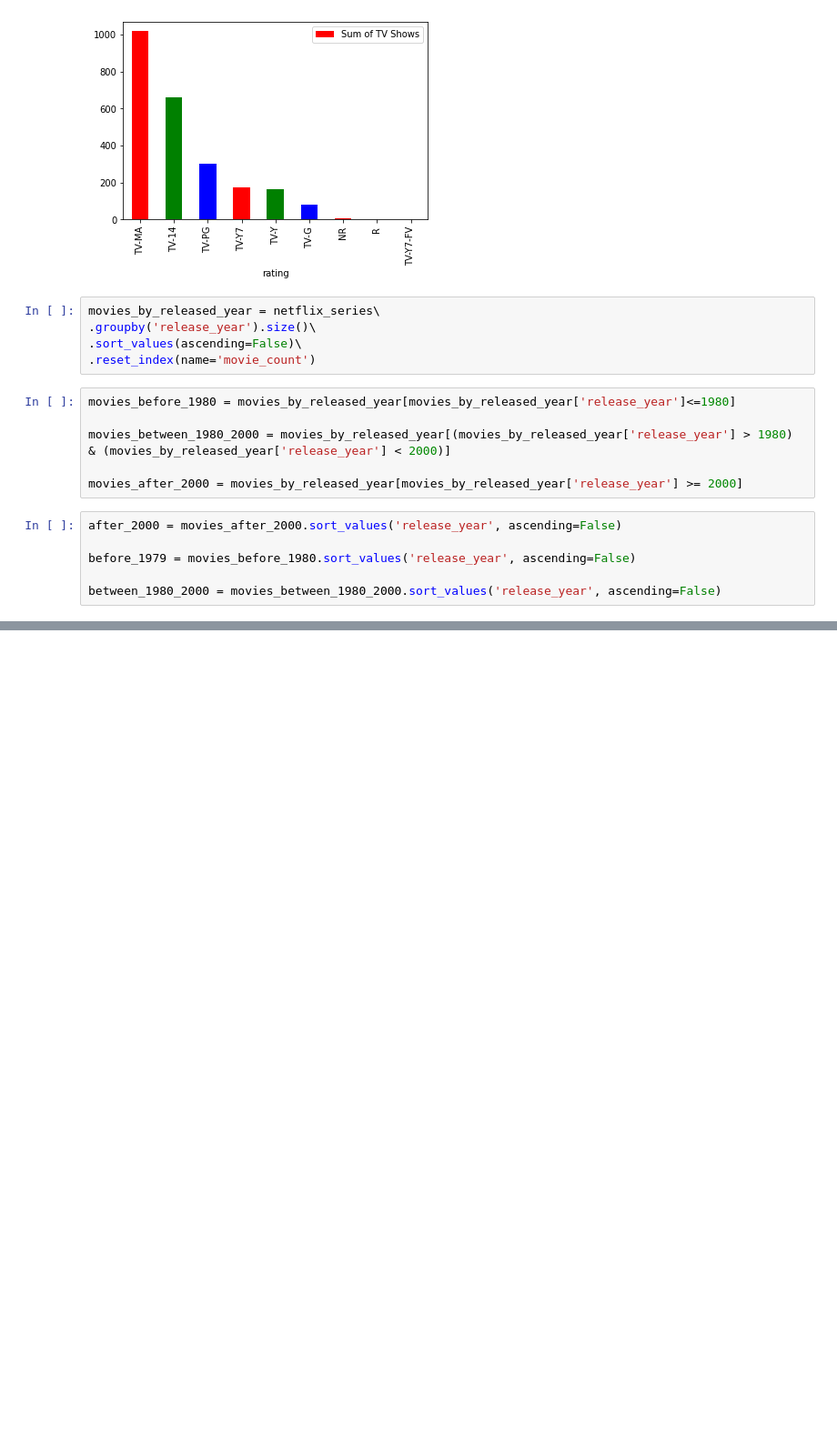
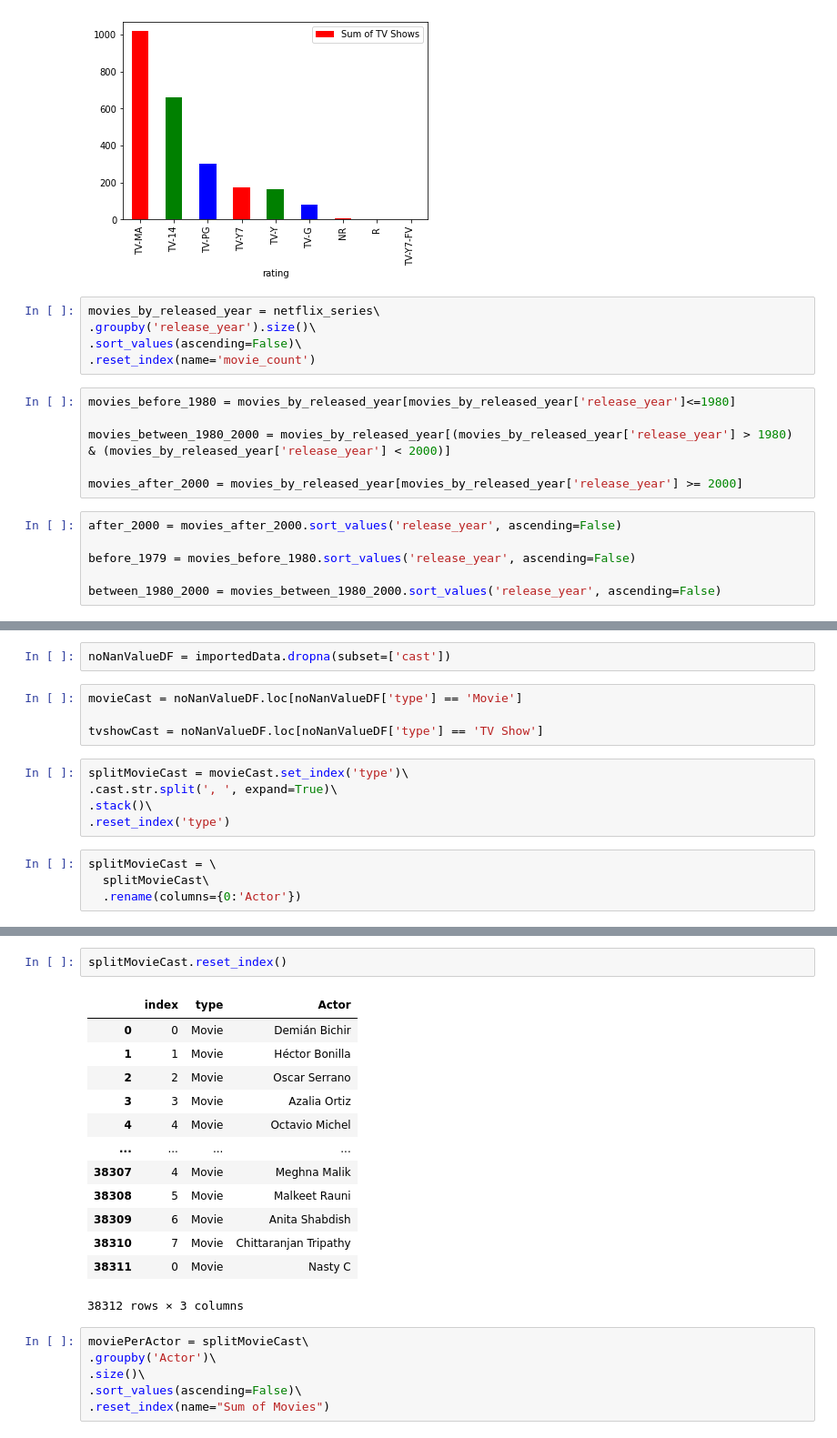
Before and after one commit to cris080488/Applied-Data-Science-IBM, a Jupyter notebook: Data_Analysis_with_python_ENKI.ipynb, the cells around one changed output, grey strips where cells are left out. Shown at 91% size. Drawn from its saved outputs; the diff is of its cells as text; blank space fills up the shorter version.

```diff
--- a/Data_Analysis_with_python_ENKI.ipynb
+++ b/Data_Analysis_with_python_ENKI.ipynb
@@ -184,0 +259,15 @@ plt.show()
+# %%
+noNanValueDF = importedData.dropna(subset=['cast'])
+# %%
+movieCast = noNanValueDF.loc[noNanValueDF['type'] == 'Movie']
+
+tvshowCast = noNanValueDF.loc[noNanValueDF['type'] == 'TV Show']
+# %%
+splitMovieCast = movieCast.set_index('type')\
+.cast.str.split(', ', expand=True)\
+.stack()\
+.reset_index('type')
+# %%
+splitMovieCast = \
+  splitMovieCast\
+  .rename(columns={0:'Actor'})
@@ -184,0 +307,22 @@ plt.show()
+# %%
+splitMovieCast.reset_index()
+# %% [output]
+|  | index | type | Actor |
+| 0 | 0 | Movie | Demián Bichir |
+| 1 | 1 | Movie | Héctor Bonilla |
+| 2 | 2 | Movie | Oscar Serrano |
+| 3 | 3 | Movie | Azalia Ortiz |
+| 4 | 4 | Movie | Octavio Michel |
+| ... | ... | ... | ... |
+| 38307 | 4 | Movie | Meghna Malik |
+| 38308 | 5 | Movie | Malkeet Rauni |
+| 38309 | 6 | Movie | Anita Shabdish |
+| 38310 | 7 | Movie | Chittaranjan Tripathy |
+| 38311 | 0 | Movie | Nasty C |
+38312 rows × 3 columns
+# %%
+moviePerActor = splitMovieCast\
+.groupby('Actor')\
+.size()\
+.sort_values(ascending=False)\
+.reset_index(name="Sum of Movies")
```
Also changed, not shown: parts of 15 cells of this notebook.
